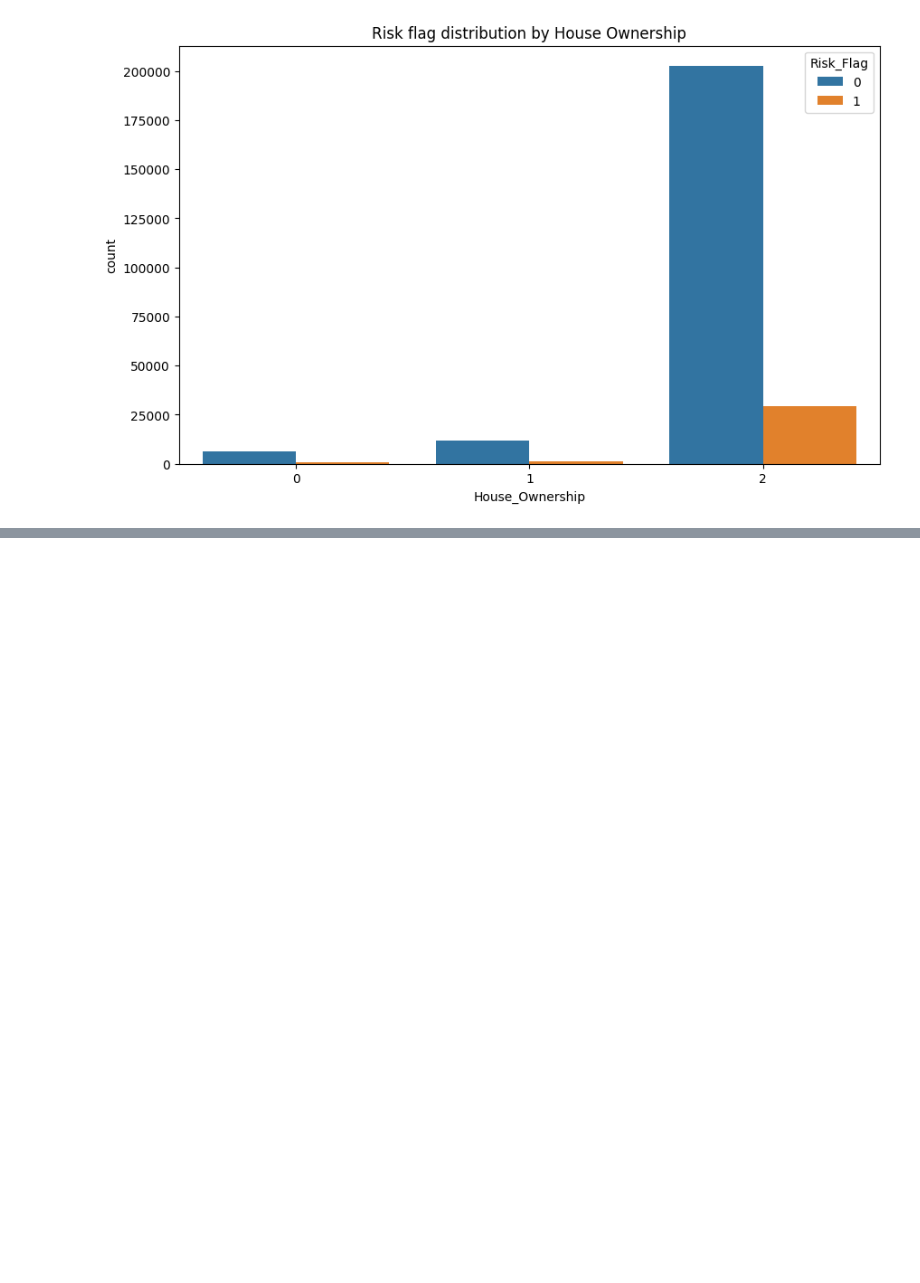
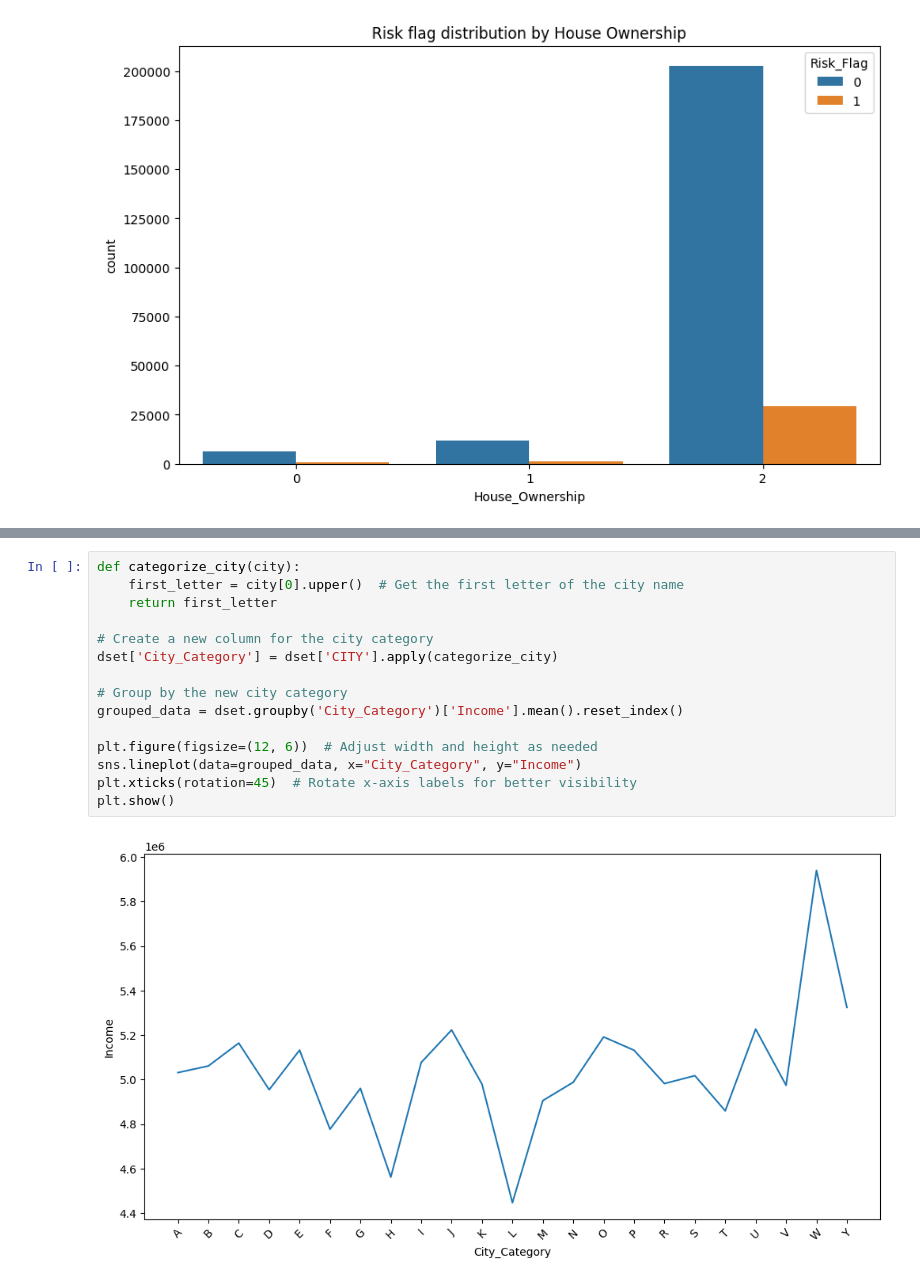
Before and after one commit to muhammadSWE/DIYLoanPredictor, a Jupyter notebook: diy-loan-predictor.ipynb, the cells around one changed output, grey strips where cells are left out. Saved outputs shown, nothing was run; the diff lists cells and outputs as text; blank space fills up the shorter version.

```diff
--- a/diy-loan-predictor.ipynb
+++ b/diy-loan-predictor.ipynb
@@ -174,0 +186,17 @@ plt.show()
+# %%
+def categorize_city(city):
+    first_letter = city[0].upper()  # Get the first letter of the city name
+    return first_letter
+
+# Create a new column for the city category
+dset['City_Category'] = dset['CITY'].apply(categorize_city)
+
+# Group by the new city category
+grouped_data = dset.groupby('City_Category')['Income'].mean().reset_index()
+
+plt.figure(figsize=(12, 6))  # Adjust width and height as needed
+sns.lineplot(data=grouped_data, x="City_Category", y="Income")
+plt.xticks(rotation=45)  # Rotate x-axis labels for better visibility
+plt.show()
+# %% [output]
+[figure, added]
```
Also changed, not shown: parts of 5 cells of this notebook.
